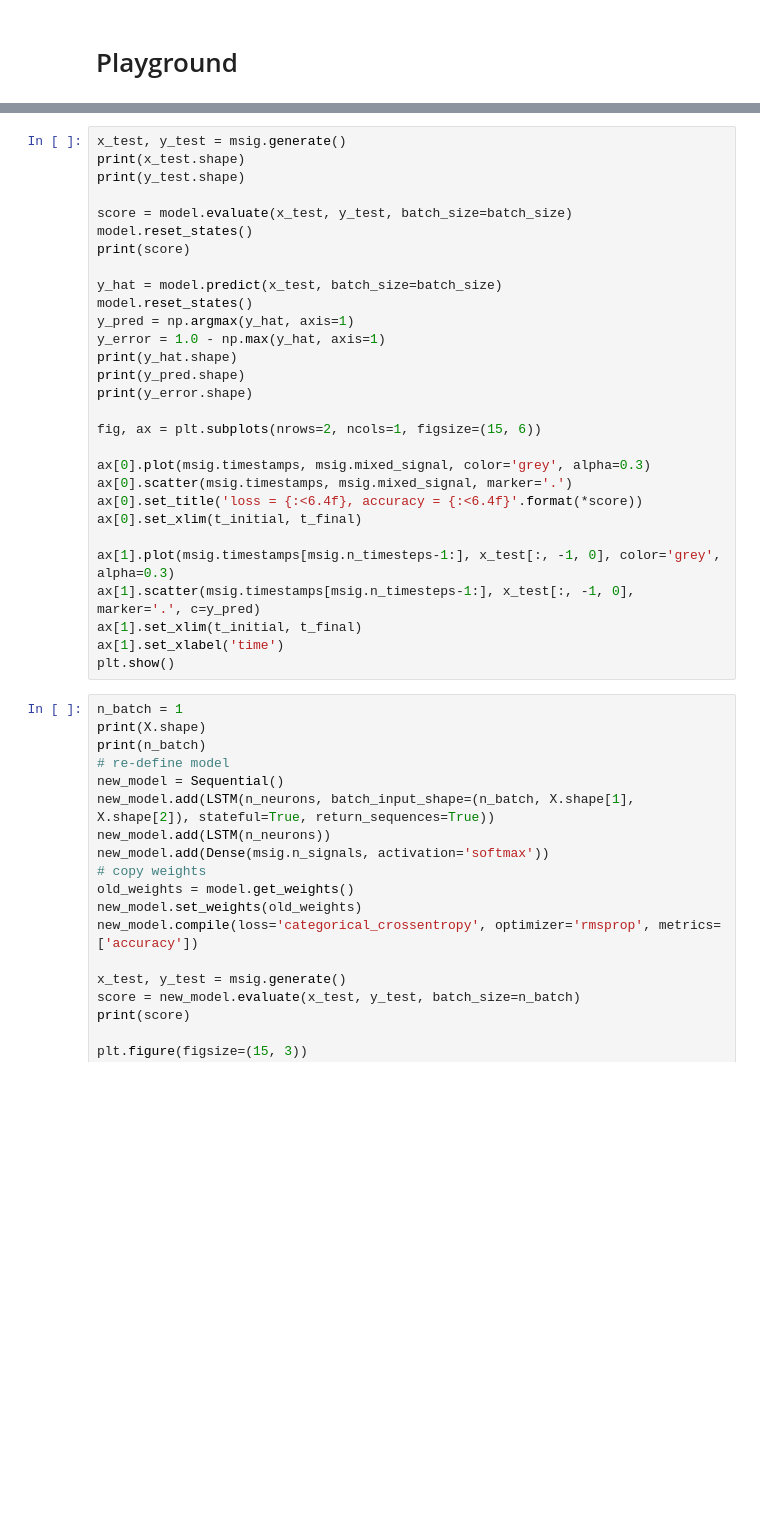
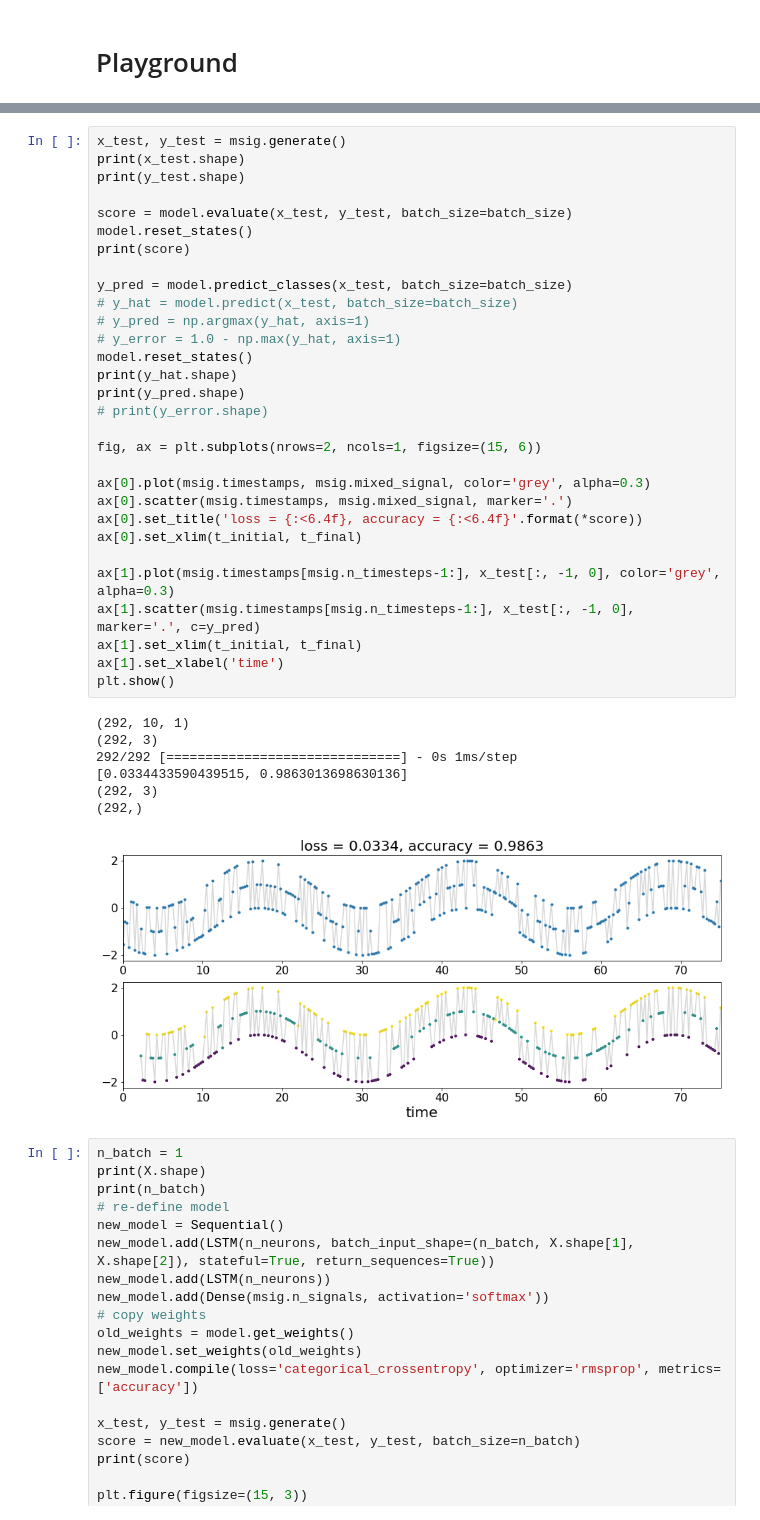
Before and after one commit to WillieMaddox/DiscRimNN, a Jupyter notebook: discrimnn.ipynb, the cells around one changed output, grey strips where cells are left out. Saved outputs shown, nothing was run; the diff lists cells and outputs as text; blank space fills up the shorter version.

```diff
--- a/discrimnn.ipynb
+++ b/discrimnn.ipynb
@@ -333,32 +402,41 @@ plt.show()
 # %%
 x_test, y_test = msig.generate()
 print(x_test.shape)
 print(y_test.shape)
 
 score = model.evaluate(x_test, y_test, batch_size=batch_size)
 model.reset_states()
 print(score)
 
-y_hat = model.predict(x_test, batch_size=batch_size)
+y_pred = model.predict_classes(x_test, batch_size=batch_size)
+# y_hat = model.predict(x_test, batch_size=batch_size)
+# y_pred = np.argmax(y_hat, axis=1)
+# y_error = 1.0 - np.max(y_hat, axis=1)
 model.reset_states()
-y_pred = np.argmax(y_hat, axis=1)
-y_error = 1.0 - np.max(y_hat, axis=1)
 print(y_hat.shape)
 print(y_pred.shape)
-print(y_error.shape)
+# print(y_error.shape)
 
 fig, ax = plt.subplots(nrows=2, ncols=1, figsize=(15, 6))
 
 ax[0].plot(msig.timestamps, msig.mixed_signal, color='grey', alpha=0.3)
 ax[0].scatter(msig.timestamps, msig.mixed_signal, marker='.')
 ax[0].set_title('loss = {:<6.4f}, accuracy = {:<6.4f}'.format(*score))
 ax[0].set_xlim(t_initial, t_final)
 
 ax[1].plot(msig.timestamps[msig.n_timesteps-1:], x_test[:, -1, 0], color='grey', alpha=0.3)
 ax[1].scatter(msig.timestamps[msig.n_timesteps-1:], x_test[:, -1, 0], marker='.', c=y_pred)
 ax[1].set_xlim(t_initial, t_final)
 ax[1].set_xlabel('time')
 plt.show()
+# %% [output]
+(292, 10, 1)
+(292, 3)
+292/292 [==============================] - 0s 1ms/step
+[0.0334433590439515, 0.9863013698630136]
+(292, 3)
+(292,)
+[figure, added]
 # %%
 n_batch = 1
 print(X.shape)
```
Also changed, not shown: parts of 9 cells of this notebook, 1 other file.
